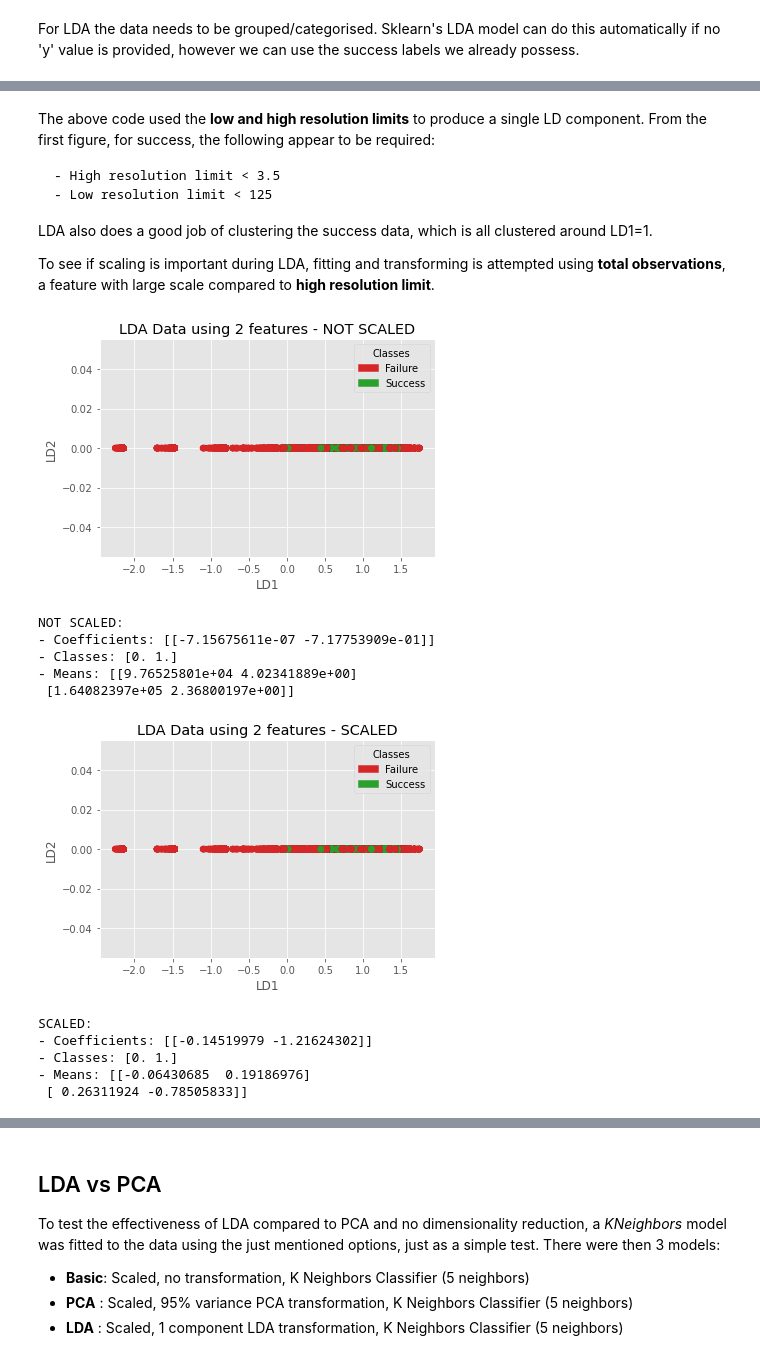
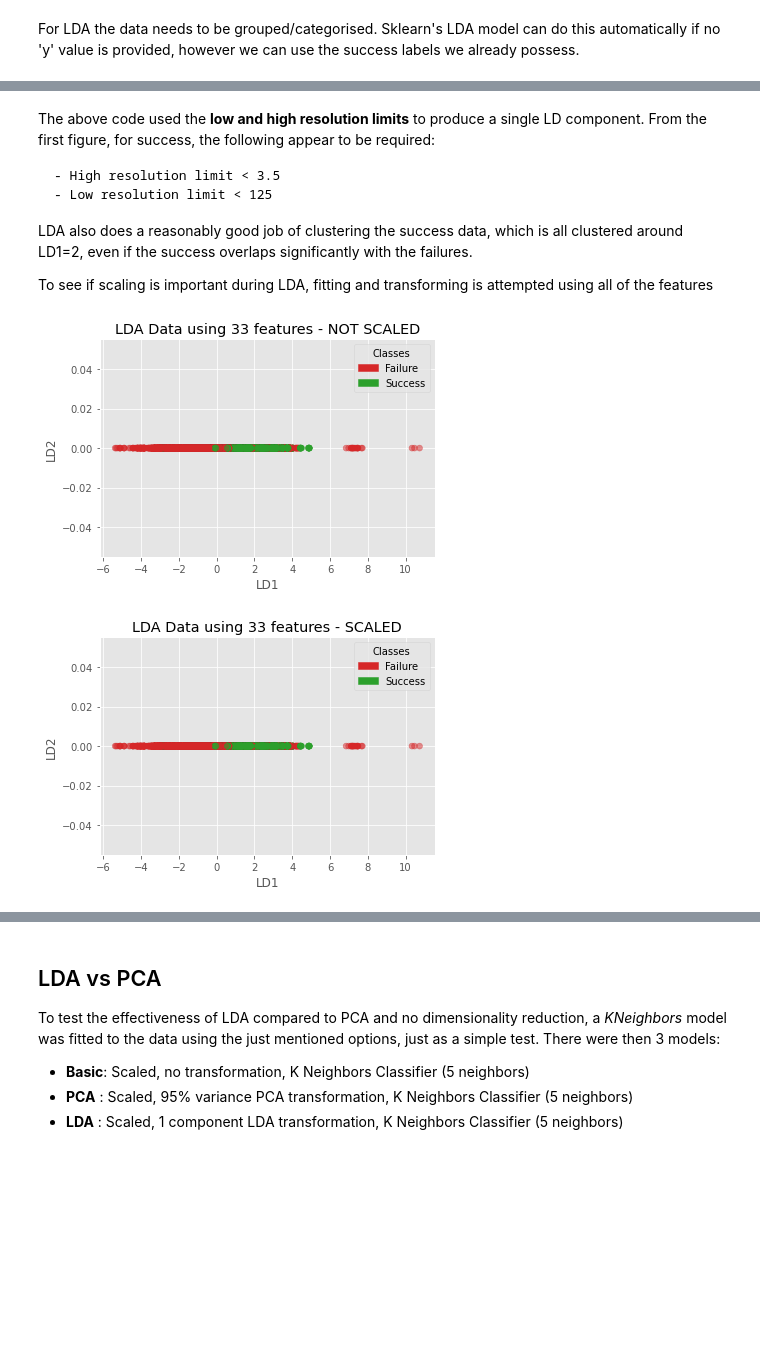
Before and after one commit to Sharkmas6/Diamond_ML, a Jupyter notebook: jupyter/LDA.ipynb, the cells around one changed output, grey strips where cells are left out. Saved outputs shown, nothing was run; the diff lists cells and outputs as text; code cells hidden in the pictures; blank space fills up the shorter version.

```diff
--- a/jupyter/LDA.ipynb
+++ b/jupyter/LDA.ipynb
@@ -17,7 +18,7 @@ from matplotlib.patches import Patch
 from sklearn.discriminant_analysis import LinearDiscriminantAnalysis, StandardScaler
 
 
-def plot_original_data(col1_name, col2_name):
+def plot_original_data(col1_name, col2_name, x, y):
     # color each group
     cmap = {0: "tab:red", 1: "tab:green"}
     c = y.map(cmap)
@@ -36,20 +37,14 @@ def plot_original_data(col1_name, col2_name):
 
     return (fig, ax), (cmap, c, patches)
 
-# scale data
-scaler = StandardScaler()
-x_scaled = scaler.fit_transform(x.drop("SPACEGROUP", axis=1))  # str incompatible with scaler
-x_scaled = pd.DataFrame(x_scaled, index=x.index, columns=x.columns.drop("SPACEGROUP"))
-x_scaled["SPACEGROUP"] = x["SPACEGROUP"].copy()
-
 # Linear Discriminant Analysis - maximise success group separation
 lda = LinearDiscriminantAnalysis()
-X = x.loc[:, ["LOW_RES_LIMIT", "HIGH_RES_LIMIT"]]
+X = x.drop("SPACEGROUP", axis=1)
 x_new = lda.fit_transform(X, y)
 
 # plot OG data
 plt.style.use("ggplot")
-(_, _), (cmap, c, patches) = plot_original_data("LOW_RES_LIMIT", "HIGH_RES_LIMIT")
+(_, _), (cmap, c, patches) = plot_original_data("LOW_RES_LIMIT", "HIGH_RES_LIMIT", x, y)
 
 # plot LDA transform
 fig, ax = plt.subplots()
@@ -72,48 +67,44 @@ The above code used the **low and high resolution limits** to produce a single L
     - High resolution limit < 3.5
     - Low resolution limit < 125
 
-LDA also does a good job of clustering the success data, which is all clustered around LD1=1.
+LDA also does a reasonably good job of clustering the success data, which is all clustered around LD1=2, even if the success overlaps significantly with the failures.
 
-To see if scaling is important during LDA, fitting and transforming is attempted using **total observations**, a feature with large scale compared to **high resolution limit**.
+To see if scaling is important during LDA, fitting and transforming is attempted using all of the features
 # %%
+# scale data
+scaler = StandardScaler()
+x_scaled = scaler.fit_transform(x.drop("SPACEGROUP", axis=1))  # str incompatible with scaler
+x_scaled = pd.DataFrame(x_scaled, index=x.index, columns=x.columns.drop("SPACEGROUP"))
+x_scaled["SPACEGROUP"] = x["SPACEGROUP"].copy()
+
 for x_data, txt in zip((x, x_scaled), ("NOT SCALED", "SCALED")):
     # Linear Discriminant Analysis - maximise success group separation
     lda = LinearDiscriminantAnalysis()
-    X = x_data.loc[:,["TOTAL_OBSERVATIONS", "HIGH_RES_LIMIT"]]
+    X = x_data.drop("SPACEGROUP", axis=1)
     x_new = lda.fit_transform(X, y)
 
     # plot LDA transform
     fig, ax = plt.subplots()
     x_plot, y_plot = x_new, np.zeros_like(x_new)
 
     ax.scatter(x_plot, y_plot, c=c, alpha=.5)
 
     ax.set_xlabel("LD1")
     ax.set_ylabel("LD2")
     ax.set_title(f"LDA Data using {X.shape[1]} features - {txt}")
     ax.legend(handles=patches, title="Classes")
 
     plt.show()
 
-    coefs, classes, means = lda.coef_, lda.classes_, lda.means_
+    #coefs, classes, means = lda.coef_, lda.classes_, lda.means_
 
-    print(f"{txt}:\n"
-          f"- Coefficients: {lda.coef_}\n"
-          f"- Classes: {lda.classes_}\n"
-          f"- Means: {lda.means_}\n")
+    #print(f"{txt}:\n"
+    #      f"- Coefficients: {lda.coef_}\n"
+    #      f"- Classes: {lda.classes_}\n"
+    #      f"- Means: {lda.means_}\n")
 # %% [output]
-[figure, old version]
+[figure, new version]
-NOT SCALED:
-- Coefficients: [[-7.15675611e-07 -7.17753909e-01]]
-- Classes: [0. 1.]
-- Means: [[9.76525801e+04 4.02341889e+00]
- [1.64082397e+05 2.36800197e+00]]
-[figure, old version]
+[figure, new version]
-SCALED:
-- Coefficients: [[-0.14519979 -1.21624302]]
-- Classes: [0. 1.]
-- Means: [[-0.06430685  0.19186976]
- [ 0.26311924 -0.78505833]]
 # %% [markdown]
 The only thing that appears to have changed are the *features coefficients* (and naturally the means). In the non-scaled case, they vary wildly (e-7 to e-1), however in the scaled case this variation is smaller.
 
```
Also changed, not shown: parts of 8 cells of this notebook, 2 other files.
